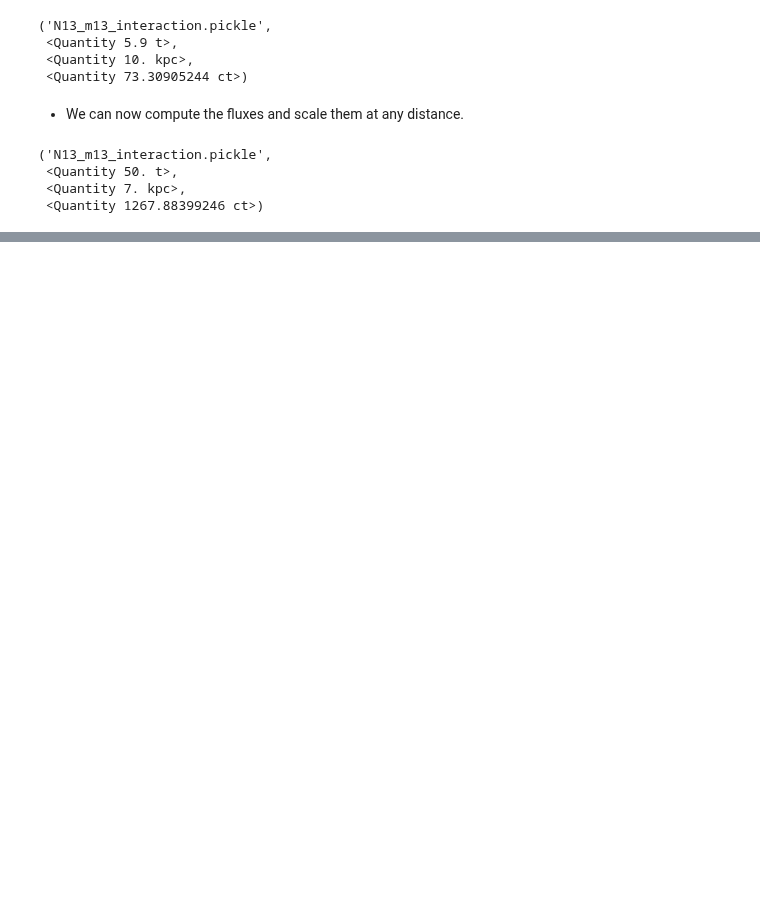
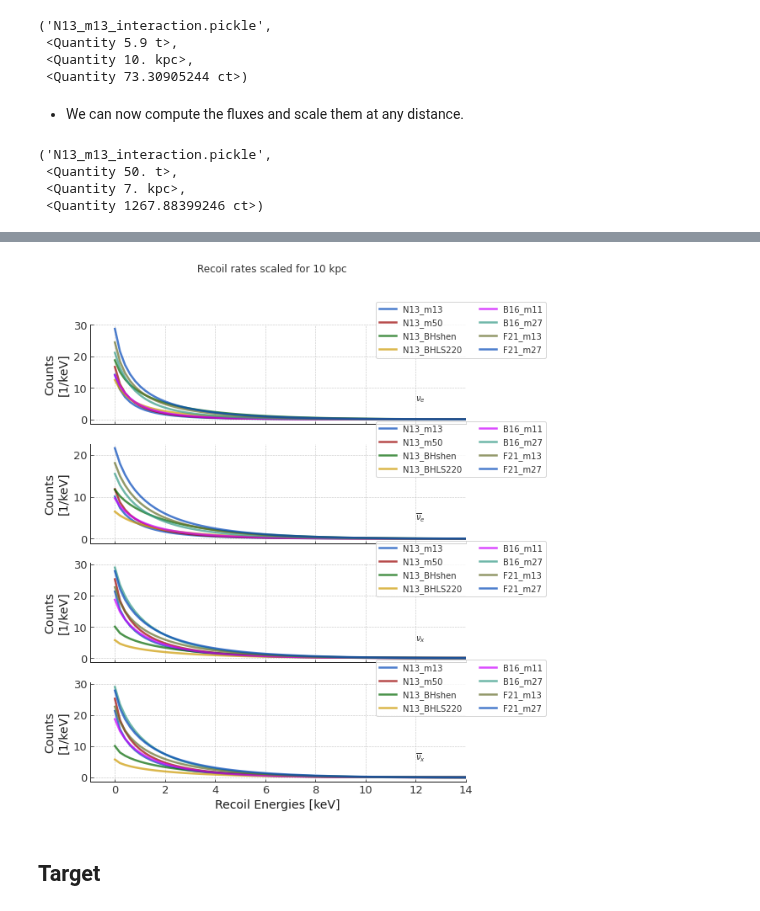
Before and after one commit to XENONnT/multimessenger, a Jupyter notebook: notebooks/SNAX-tutorial.ipynb, the cells around one changed output, grey strips where cells are left out. Cells and saved outputs as stored; diff of their text form; code cells hidden in the pictures; blank space fills up the shorter version.

```diff
--- a/notebooks/SNAX-tutorial.ipynb
+++ b/notebooks/SNAX-tutorial.ipynb
@@ -308,0 +341,15 @@ axes[-1].set_xlim(5e-6, None)
+# %%
+fig, axes = plt.subplots(nrows=4, figsize=(8,10), sharex=True)
+plt.suptitle('Recoil rates scaled for 10 kpc')
+for i, f in enumerate(Flavor):
+    axes[i].set_ylabel('Counts\n[1/keV]')
+    for j, (k,v) in enumerate(interactions.items()):
+        l = axes[i].plot(v.recoil_energies, v.rates_per_recoil_scaled[f], label=k.split('.')[0], alpha=0.7,) # color=cmap[j])
+    axes[i].legend(fontsize=10, ncol=2, bbox_to_anchor=(0.75, 0.62));
+    axes[i].text(0.6*np.max(v.recoil_energies.value), 0.2*np.max(v.rates_per_recoil_scaled[f].value), f.to_tex())
+    axes[i].set_xlim(None, 14)
+axes[-1].set_xlabel('Recoil Energies [keV]');
+# %% [output]
+[figure, added]
+# %% [markdown]
+## Target
```
Also changed, not shown: parts of 43 cells of this notebook.
